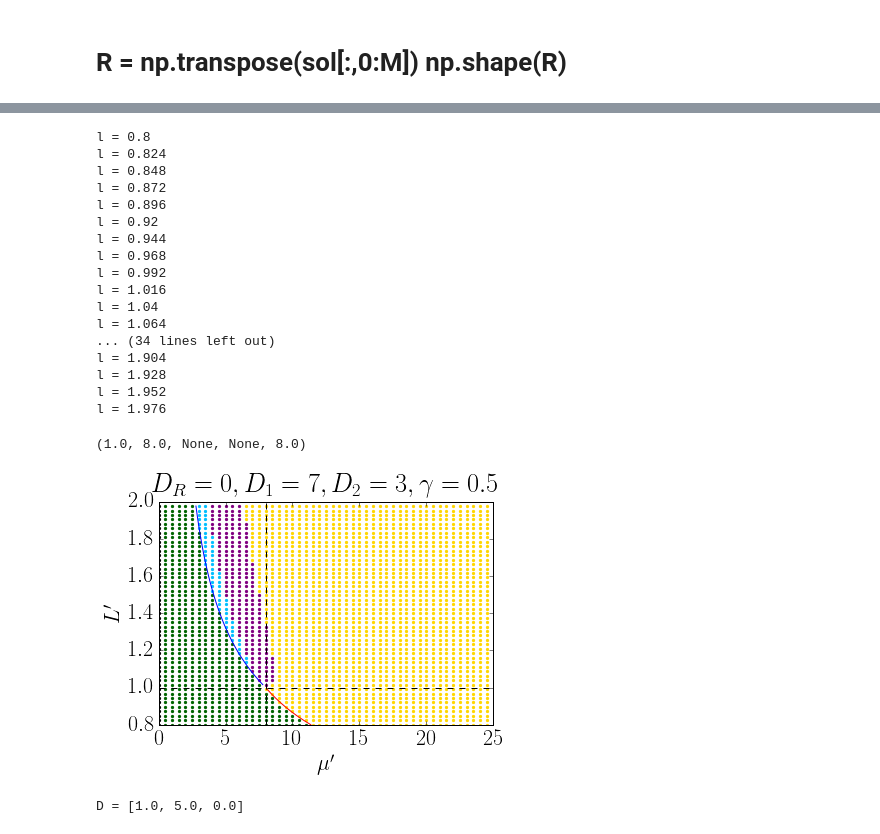
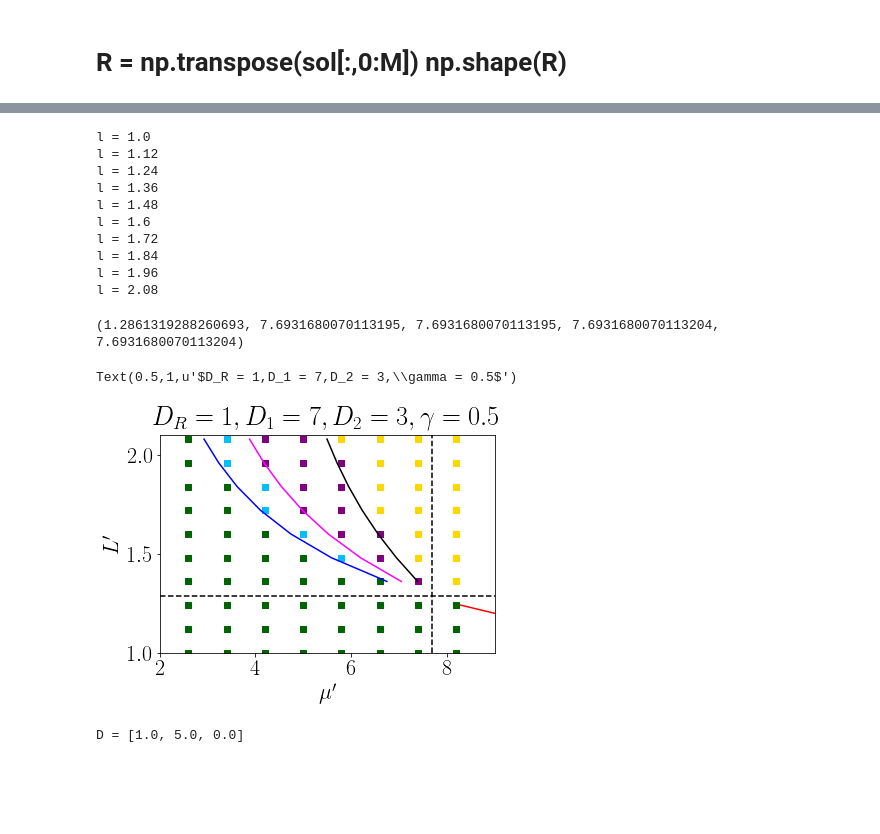
Before and after one commit to reand705/IGP, a Jupyter notebook: Method_Of_LinesIGP.ipynb, the cells around one changed output, grey strips where cells are left out. Saved outputs shown, nothing was run; the diff lists cells and outputs as text; code cells hidden in the pictures; blank space fills up the shorter version.

```diff
--- a/Method_Of_LinesIGP.ipynb
+++ b/Method_Of_LinesIGP.ipynb
@@ -220,6 +209,6 @@ def mu_4():
 #Calcula a estimativa do "L Crítico" (?) a partir do método variacional
 #Obs: Na verdade, é o L' = L*sqrt(m_1)/pi
 def Lc():
-    return np.sqrt((D2/m - D1*gamma)*1/(gamma - 1))
+    return np.sqrt((D2/m2 - D1*gamma/m1)*1/(gamma - 1))
 # %%
 #Integre um caso aqui
@@ -410,16 +405,16 @@ for d in D:
 # %%
 #faz o gráfico L x mu
 #Parte 1) Leia os dados, pegue as populações do Centro do Patch no instante final
-Nl = 50 #Número de pontos de L (0.8 ~ 2 se gamma = 0.5, 1.5 ~ 2.7 se gamma = 1.5)
-Nmu = 50 #Número de pontos de MU (0 ~ 25 se gamma = 0.5, 0 ~ 12.5 se gamma = 1.5)
-L = [0.8 + 0.024*j for j in range(0,Nl)]
-MU = [0.0 + 0.5*i for i in range(0,Nmu)]
+Nl = 10 #Número de pontos de L (0.8 ~ 2 se gamma = 0.5, 1.5 ~ 2.7 se gamma = 1.5)
+Nmu = 10 #Número de pontos de MU (0 ~ 25 se gamma = 0.5, 0 ~ 12.5 se gamma = 1.5)
+L = [1.0 + 0.12*j for j in range(0,Nl)]
+MU = [1.0 + 0.8*i for i in range(0,Nmu)]
 t = np.linspace(0,Tmax,N)
-m = 1.0
+m1 = 0.95
+m2 = 1.05
 gamma = 0.5
-alpha = 1
-beta = 1
-phi = 1.0
+alpha = 0.9
+beta = 0.9
 Rfinal = np.zeros((Nl,Nmu))
 C1final = np.zeros((Nl,Nmu))
 C2final = np.zeros((Nl,Nmu))
@@ -427,7 +422,7 @@ C2final = np.zeros((Nl,Nmu))
 #escolha os Ds
 D1 = 7.0
 D2 = 3.0
-DR = 0.0
+DR = 1.0
 
 for i in range (0,Nl):
     print("l = " + str(L[i]))
@@ -441,29 +436,21 @@ for i in range (0,Nl):
         C1final[i,j] = C1[M/2,-1]
         C2final[i,j] = C2[M/2,-1]
 # %% [output]
-l = 0.8
-l = 0.824
-l = 0.848
-l = 0.872
-l = 0.896
-l = 0.92
-l = 0.944
-l = 0.968
-l = 0.992
-l = 1.016
-l = 1.04
-l = 1.064
-... (34 lines left out)
-l = 1.904
-l = 1.928
-l = 1.952
-l = 1.976
+l = 1.0
+l = 1.12
+l = 1.24
+l = 1.36
+l = 1.48
+l = 1.6
+l = 1.72
+l = 1.84
+l = 1.96
+l = 2.08
 # %%
 #faz o gráfico L x mu
 #Parte 2) Verifique onde as populações sobrevivem e plote!
-#USAR FILL_BETWEEN DEPOIS?
 epsilon = 10E-8
-L = [0.8 + 0.024*j for j in range(0,Nl)]
+L = [1.0 + 0.12*j for j in range(0,Nl)]
 MU1 = np.zeros(Nl)
 MU2 = np.zeros(Nl)
 MU3 = np.zeros(Nl)
@@ -472,7 +459,6 @@ for i in range (0,Nl):
     d_1 = D1/(L[i]**2)
     d_2 = D2/(L[i]**2)
     d_r = DR/(L[i]**2)
-
     #mus determinado pelo método variacional
     MU1[i] = mu_1()
     MU2[i] = mu_2()
@@ -483,55 +469,56 @@ for i in range (0,Nl):
         if Rfinal[i,j] > epsilon:
             if C1final[i,j] > epsilon:
                 if C2final[i,j] > epsilon:
-                    plt.scatter(MU[j],L[i],marker = '.',color = 'purple') #coexistência
+                    plt.scatter(MU[j],L[i],40,marker = 's',color = 'purple') #coexistência
                 else:
-                    plt.scatter(MU[j],L[i],marker = '.',color = 'deepskyblue') #R, C1
+                    plt.scatter(MU[j],L[i],40,marker = 's',color = 'deepskyblue') #R, C1
             elif C2final[i,j] > epsilon:
-                plt.scatter(MU[j],L[i],marker = '.',color = 'gold') #R,C2
+                plt.scatter(MU[j],L[i],40,marker = 's',color = 'gold') #R,C2
             else:
-                plt.scatter(MU[j],L[i],marker = '.',color = 'darkgreen') #R
+                plt.scatter(MU[j],L[i],40,marker = 's',color = 'darkgreen') #R
         else:
-            plt.scatter(MU[j],L[i],marker = '.',color = 'black') #No one
+            plt.scatter(MU[j],L[i],40,marker = 's',color = 'black') #No one
 
 #Mu_i's
-if gamma < 1 and (D2/m - D1*gamma)*1/(gamma - 1) > 0: #Coexistência se L < Lc
+if gamma < 1 and (D2/m2 - D1*gamma/m1)*1/(gamma - 1) > 0: #Coexistência se L < Lc
     newL = [L[i] for i in range(0,Nl) if L[i] < Lc()]
     plt.plot(MU1[len(newL):],L[len(newL):],color = 'blue')
     plt.plot(MU2[len(newL):],L[len(newL):],color = 'magenta')
     plt.plot(MU3[len(newL):],L[len(newL):],color = 'black')
     plt.plot(MU4[0:len(newL)],newL,color = 'red')
 
 elif gamma < 1:
     plt.plot(MU1,L,color = 'blue')
     plt.plot(MU2,L,color = 'magenta')
     plt.plot(MU3,L,color = 'black')
 
-elif gamma > 1 and (D2/m - D1*gamma)*1/(gamma - 1) > 0: #Coexistência se L > Lc
+elif gamma > 1 and (D2/m2 - D1*gamma/m1)*1/(gamma - 1) > 0: #Coexistência se L > Lc
     newL = [L[i] for i in range(0,Nl) if L[i] < Lc()]
     plt.plot(MU1[0:len(newL)],newL,color = 'blue')
     plt.plot(MU2[0:len(newL)],newL,color = 'magenta')
     plt.plot(MU3[0:len(newL)],newL,color = 'black')
     plt.plot(MU4[len(newL):],L[len(newL):],color = 'red')
 
 elif gamma > 1:
     plt.plot(MU4,L,color = 'red')
 
 #Lc
 plt.axhline(y=Lc(), color='black', linestyle='--')
 d_1 = D1/(Lc()**2)
 d_2 = D2/(Lc()**2)
 d_r = DR/(Lc()**2)
 plt.axvline(x=mu_4(), color='black', linestyle='--')
 print (Lc(),mu_1(),mu_2(),mu_3(),mu_4())
 
-plt.axis([0,25,0.8,2.0]) #Lembrar: gamma = 0.5 -> L [0.8,2.0] mu [0,25]. gamma = 1.5 -> L [1.5,2.7] mu [0,12.5]
+plt.axis([2,9,1.0,2.1]) #Lembrar: gamma = 0.5 -> L [0.8,2.0] mu [0,25]. gamma = 1.5 -> L [1.5,2.7] mu [0,12.5]
 plt.xlabel(r"$\mu'$")
 plt.ylabel(r"$L'$")
 plt.title(r"$D_R = %.0f,D_1 = %.0f,D_2 = %.0f,\gamma = %.1f$" %(DR, D1, D2, gamma))
-plt.savefig("Plots/g%dD1%dDR%d.png" %(gamma*10,D1,DR))
+#plt.savefig("Plots/g%dD1%dDR%d.png" %(gamma*10,D1,DR))
 # %% [output]
-(1.0, 8.0, None, None, 8.0)
+(1.2861319288260693, 7.6931680070113195, 7.6931680070113195, 7.6931680070113204, 7.6931680070113204)
+Text(0.5,1,u'$D_R = 1,D_1 = 7,D_2 = 3,\\gamma = 0.5$')
-[figure, old version]
+[figure, new version]
 # %%
 #Oscilações x L
 #Gera os dados para fazer o gráfico L x mu
```
Also changed, not shown: parts of 11 cells of this notebook.
